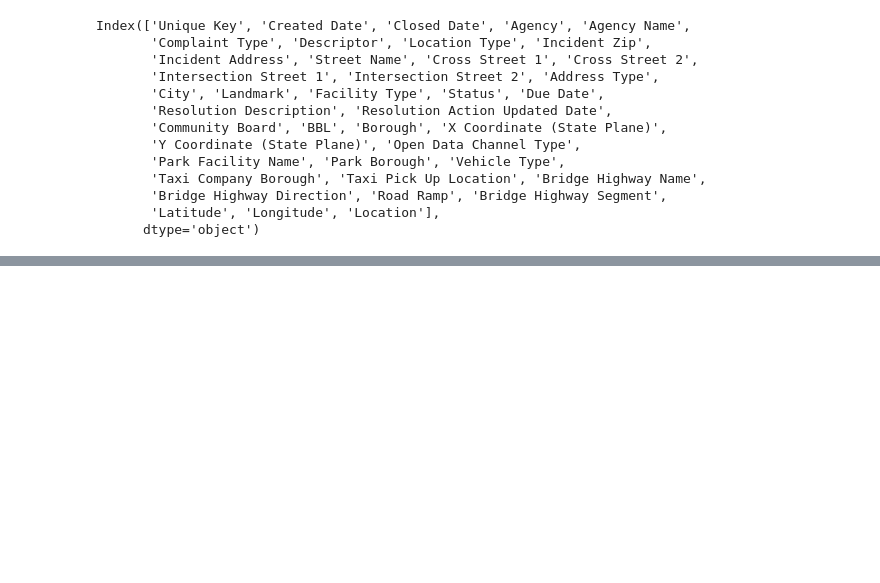
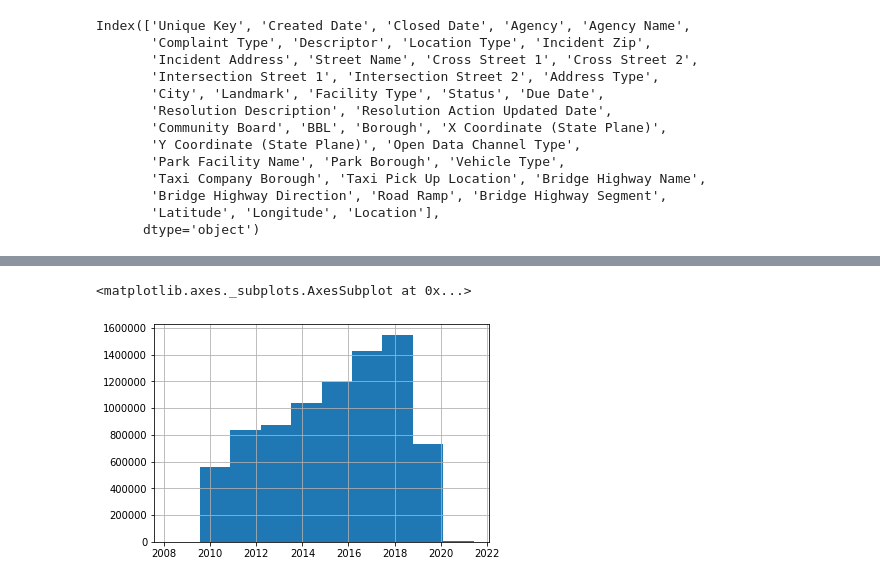
Before and after one commit to Battleman/Squada, a Jupyter notebook: data_pipeline_artur.ipynb, the cells around one changed output, grey strips where cells are left out. Saved outputs shown, nothing was run; the diff lists cells and outputs as text; code cells hidden in the pictures; blank space fills up the shorter version.

```diff
--- a/data_pipeline_artur.ipynb
+++ b/data_pipeline_artur.ipynb
@@ -27,0 +370,13 @@ read_csv
+# %%
+df_311["Landmark"] = df_311["Landmark"].astype("category")
+# %%
+df_311["Facility Type"] = df_311["Facility Type"].astype("category")
+# %%
+df_311["Status"] = df_311["Status"].astype("category")
+# %%
+df_311["Due Date"] = pd.to_datetime(df_311["Due Date"])
+# %%
+df_311["Due Date"].hist()
+# %% [output]
+<matplotlib.axes._subplots.AxesSubplot at 0x...>
+[figure, added]
```
Also changed, not shown: parts of 73 cells of this notebook.
